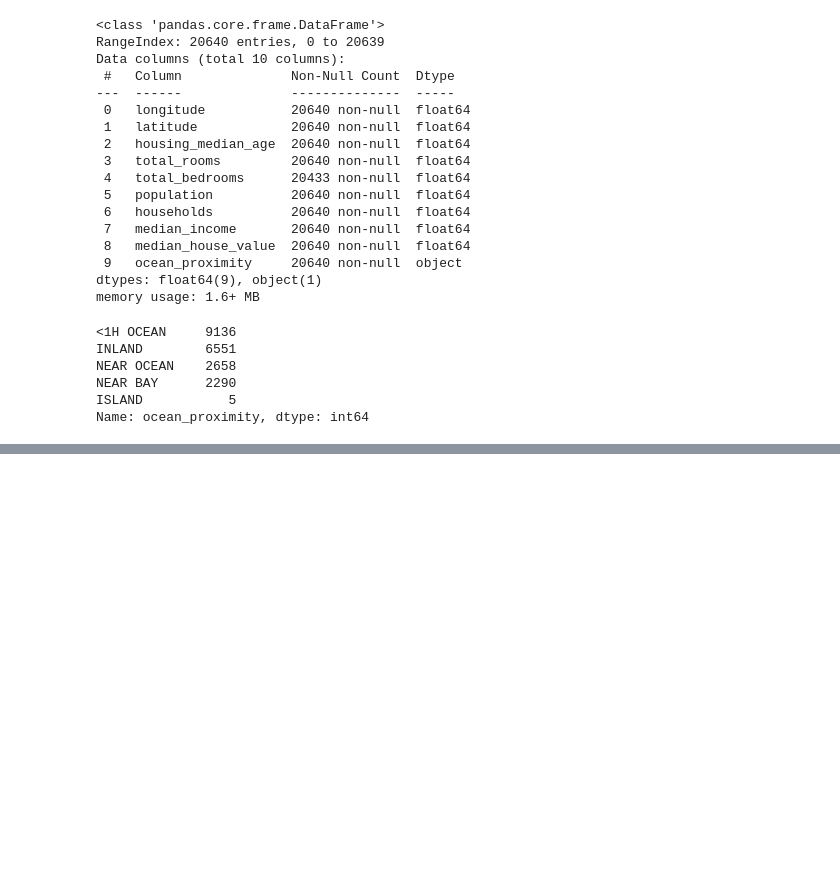
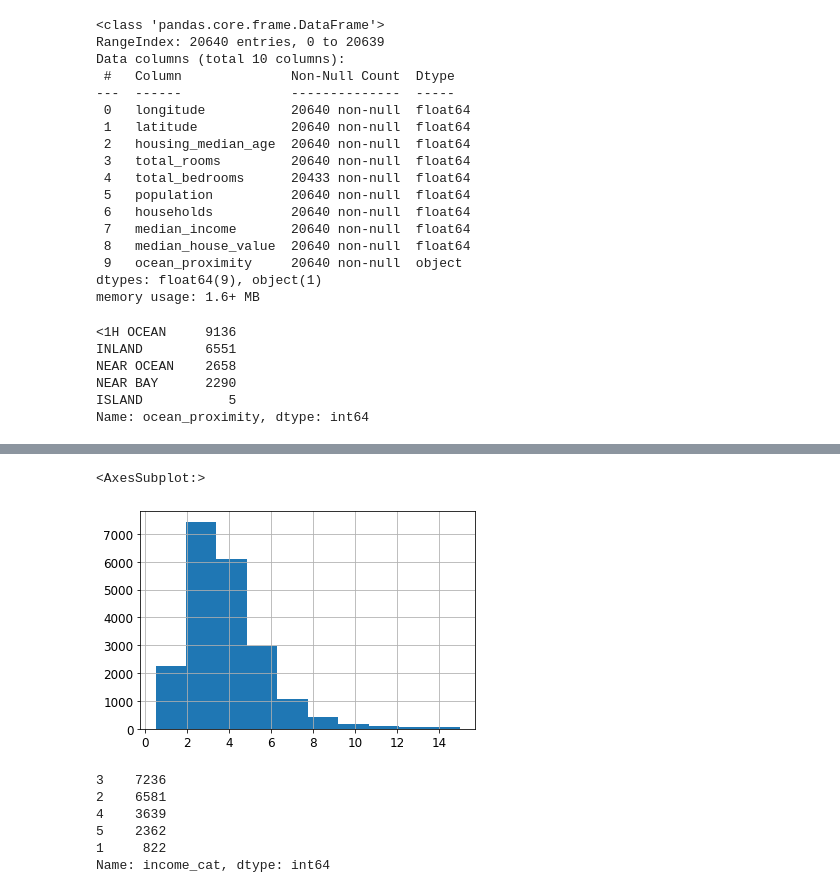
Before and after one commit to stcampione/CA-Housing, a Jupyter notebook: CAHousing.ipynb, the cells around one changed output, grey strips where cells are left out. Cells and saved outputs as stored; diff of their text form; code cells hidden in the pictures; blank space fills up the shorter version.

```diff
--- a/CAHousing.ipynb
+++ b/CAHousing.ipynb
@@ -113,0 +176,5 @@ housing.describe()
+# %%
+housing["median_income"].hist()
+# %% [output]
+<AxesSubplot:>
+[figure, added]
@@ -113,0 +185,9 @@ housing.describe()
+# %%
+housing["income_cat"].value_counts()
+# %% [output]
+3    7236
+2    6581
+4    3639
+5    2362
+1     822
+Name: income_cat, dtype: int64
```
Also changed, not shown: parts of 29 cells of this notebook.
